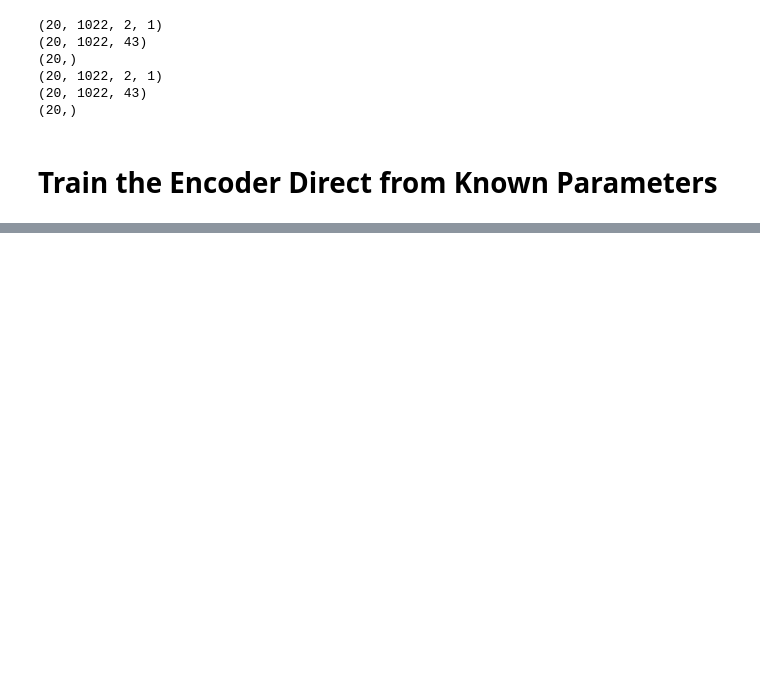
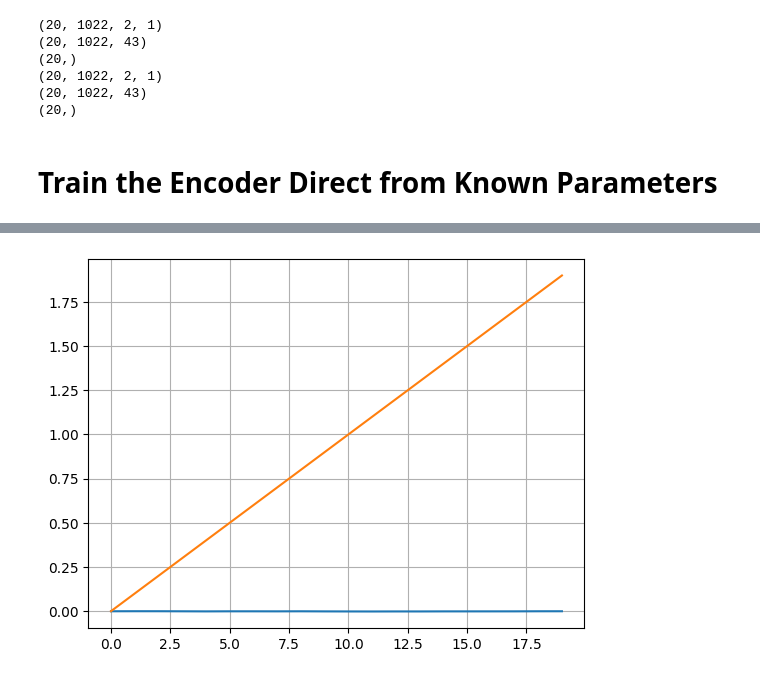
Before and after one commit to ktucker27/quantumML, a Jupyter notebook: python/notebooks/fusion_test.ipynb, the cells around one changed output, grey strips where cells are left out. Cells and saved outputs as stored; diff of their text form; code cells hidden in the pictures; blank space fills up the shorter version.

Commit message:
Added training with physical layer to fusion_test notebook

```diff
--- a/python/notebooks/fusion_test.ipynb
+++ b/python/notebooks/fusion_test.ipynb
@@ -201,0 +204,19 @@ plt.ylabel('epsilon');
+# %%
+# Build CNN model
+_, seq_len, num_features, grp_size = train_x.shape
+num_params = 1
+num_epochs = 75
+conv_sizes = [32]
+encoder_sizes = [100, 50]
+avg_size = 20
+
+# Starting with ZZ00 initial condition
+rho0 = np.zeros([4,4], dtype=float)
+rho0[0,0] = 1.0
+
+# Set the parameter values
+params = np.array([1.395,2.0*0.83156,0.1469,0.1], dtype=np.double)
+
+model = fusion.build_fusion_cnn_model(seq_len, num_features, grp_size, avg_size, conv_sizes, encoder_sizes, num_params, rho0, params, deltat)
+
+model.summary()
@@ -201,0 +246,7 @@ plt.ylabel('epsilon');
+# %%
+# View initial parameters
+model_out = model.predict(valid_x)
+plt.plot(model_out[:,0,-1] + 1.0e-8)
+plt.plot(valid_params)
+plt.grid();
+# %% [output]
@@ -201,0 +255 @@ plt.ylabel('epsilon');
+[figure, added]
```
Also changed, not shown: parts of 11 cells of this notebook.
